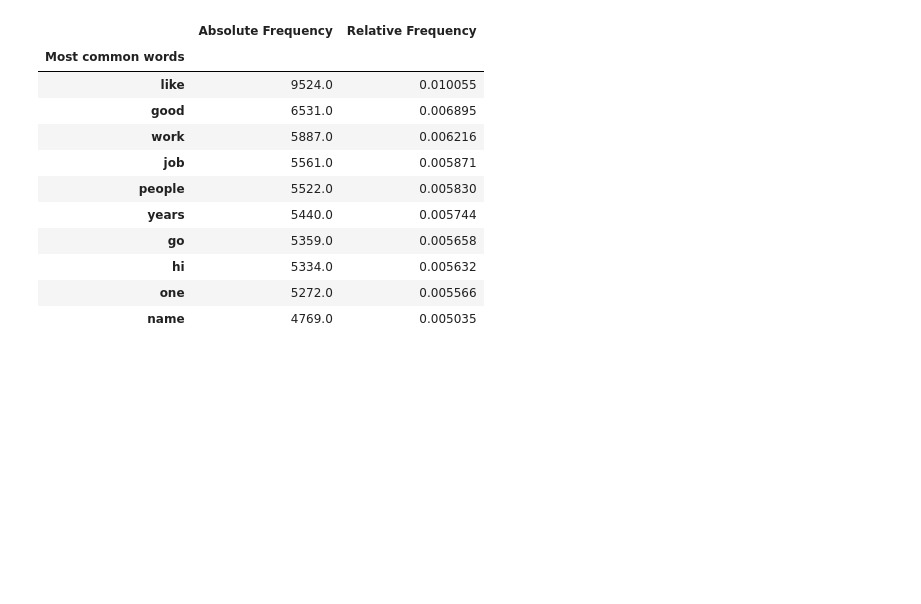
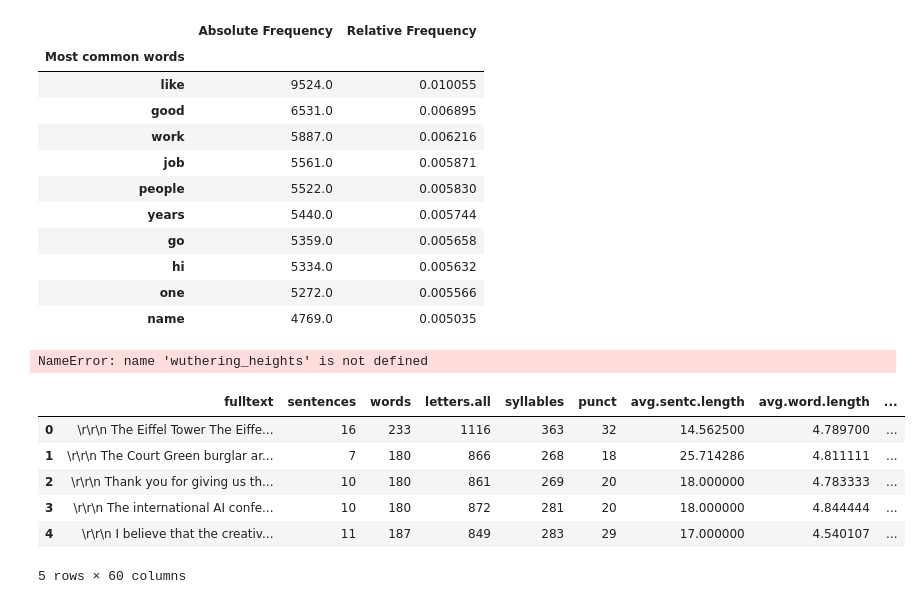
Before and after one commit to AFD-Project/AFD, a Jupyter notebook: TextMining.ipynb, the cells around one changed output. Drawn from its saved outputs; the diff is of its cells as text; code cells hidden in the pictures; blank space fills up the shorter version.

```diff
--- a/TextMining.ipynb
+++ b/TextMining.ipynb
@@ -104 +104,19 @@ train_df = make_df(je_counter.most_common(10000), je_size)
 train_df.to_csv("DONNES/tokenize_train.csv")
+# %%
+wh_counter, wh_size = get_text_counter(wuthering_heights)
+make_df(wh_counter.most_common(10), wh_size)
+# %% [output]
+NameError: name 'wuthering_heights' is not defined
+# %%
+#2eme exemple text mining
+import pandas as pd
+df = pd.read_csv('DONNES/train_cap2018.csv')
+df.head()
+# %% [output]
+|  | fulltext | sentences | words | letters.all | syllables | punct | avg.sentc.length | avg.word.length | ... |
+| 0 | \r\r\n The Eiffel Tower The Eiffe... | 16 | 233 | 1116 | 363 | 32 | 14.562500 | 4.789700 | ... |
+| 1 | \r\r\n The Court Green burglar ar... | 7 | 180 | 866 | 268 | 18 | 25.714286 | 4.811111 | ... |
+| 2 | \r\r\n Thank you for giving us th... | 10 | 180 | 861 | 269 | 20 | 18.000000 | 4.783333 | ... |
+| 3 | \r\r\n The international AI confe... | 10 | 180 | 872 | 281 | 20 | 18.000000 | 4.844444 | ... |
+| 4 | \r\r\n I believe that the creativ... | 11 | 187 | 849 | 283 | 29 | 17.000000 | 4.540107 | ... |
+5 rows × 60 columns
```
Also changed, not shown: parts of 9 cells of this notebook.
